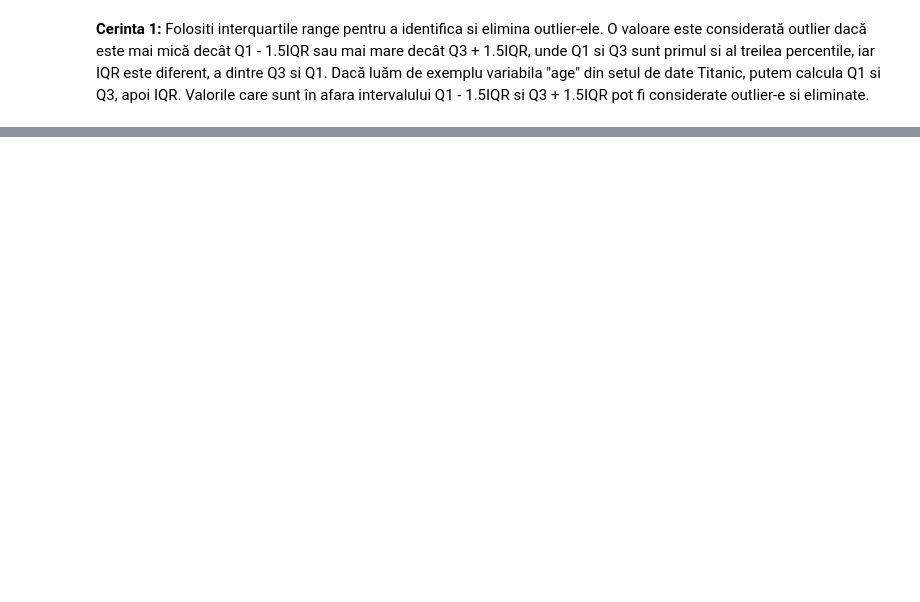
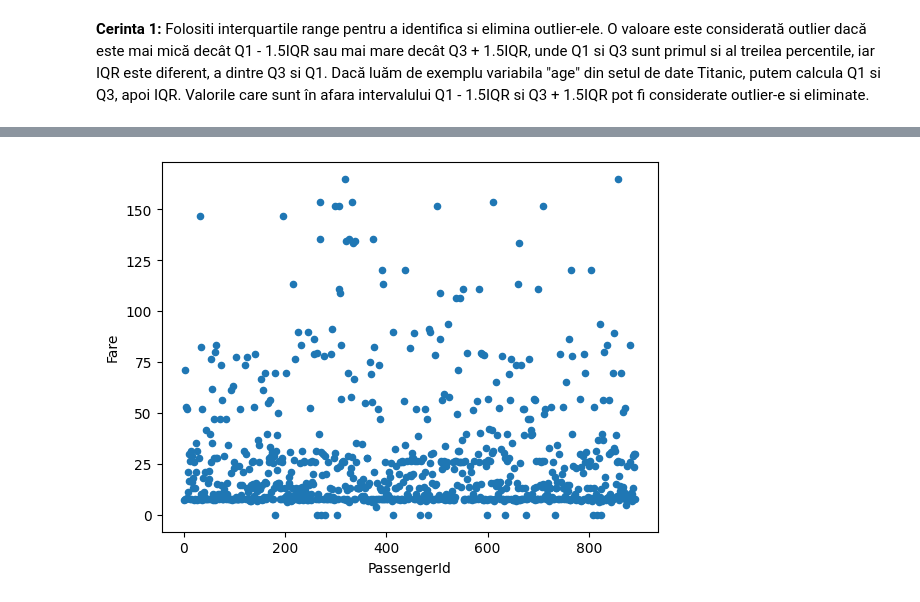
Before and after one commit to alexandrubabacea/Kaggle-Titanic, a Jupyter notebook: PCLP3_Babacea_Alexandru.ipynb, the cells around one changed output, grey strips where cells are left out. Saved outputs shown, nothing was run; the diff lists cells and outputs as text; code cells hidden in the pictures; blank space fills up the shorter version.

```diff
--- a/PCLP3_Babacea_Alexandru.ipynb
+++ b/PCLP3_Babacea_Alexandru.ipynb
@@ -75,2 +77,26 @@ Calculati Z-score pentru fiecare observatie si eliminati valorile care au un Z-s
 absolut mai mare decât un anumit prag (de exemplu, 3 sau 4). Z-score reprezintă numărul de
 deviatii standard fata de media setului de date. Pentru aceeasi variabilă "age", putem calcula Z-score pentru fiecare vârstă si să eliminăm valorile care au un Z-score mai mare de, să zicem, 3. Valorile cu un Z-score mai mare de 3 ar putea fi considerate outlier-e.
+# %%
+############################################
+            # Outlieri varsta #
+############################################
+
+age_zscores = stats.zscore(df['Age'])
+
+# cel mai asemanator cu iqr este pt 1.9
+df_age_zscore = df[abs(age_zscores) <= 3]
+
+############################################
+            # Outlieri pret #
+############################################
+
+fare_zscores = stats.zscore(df_age_zscore['Fare'])
+
+# cel mai asemanator cu iqr este pt 0.7
+df_fare_zscore = df_age_zscore[abs(fare_zscores) <= 3]
+
+#grafic cu valori eliminate
+df_fare_zscore.plot(kind = 'scatter', x = 'PassengerId', y = 'Fare')
+plt.show()
+# %% [output]
+[figure, added]
```
Also changed, not shown: parts of 3 cells of this notebook.
